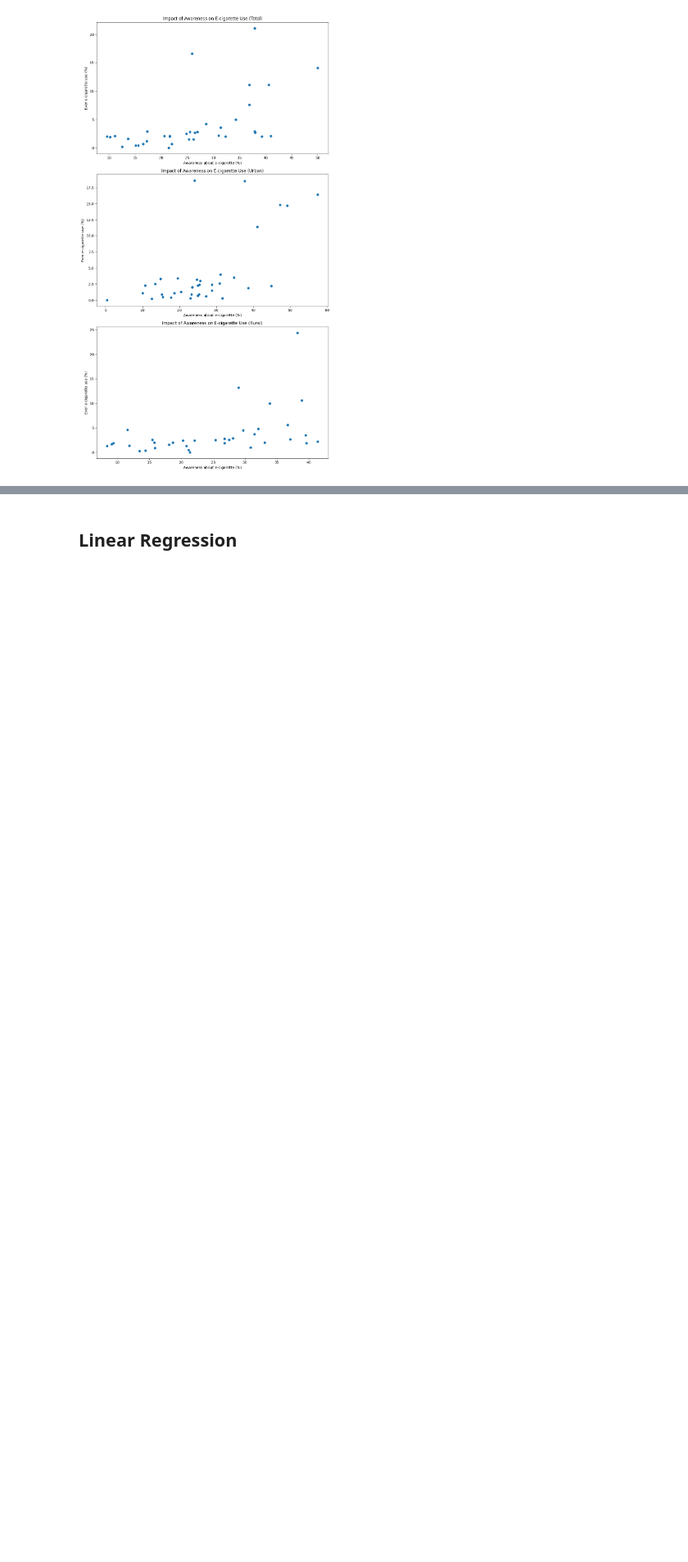
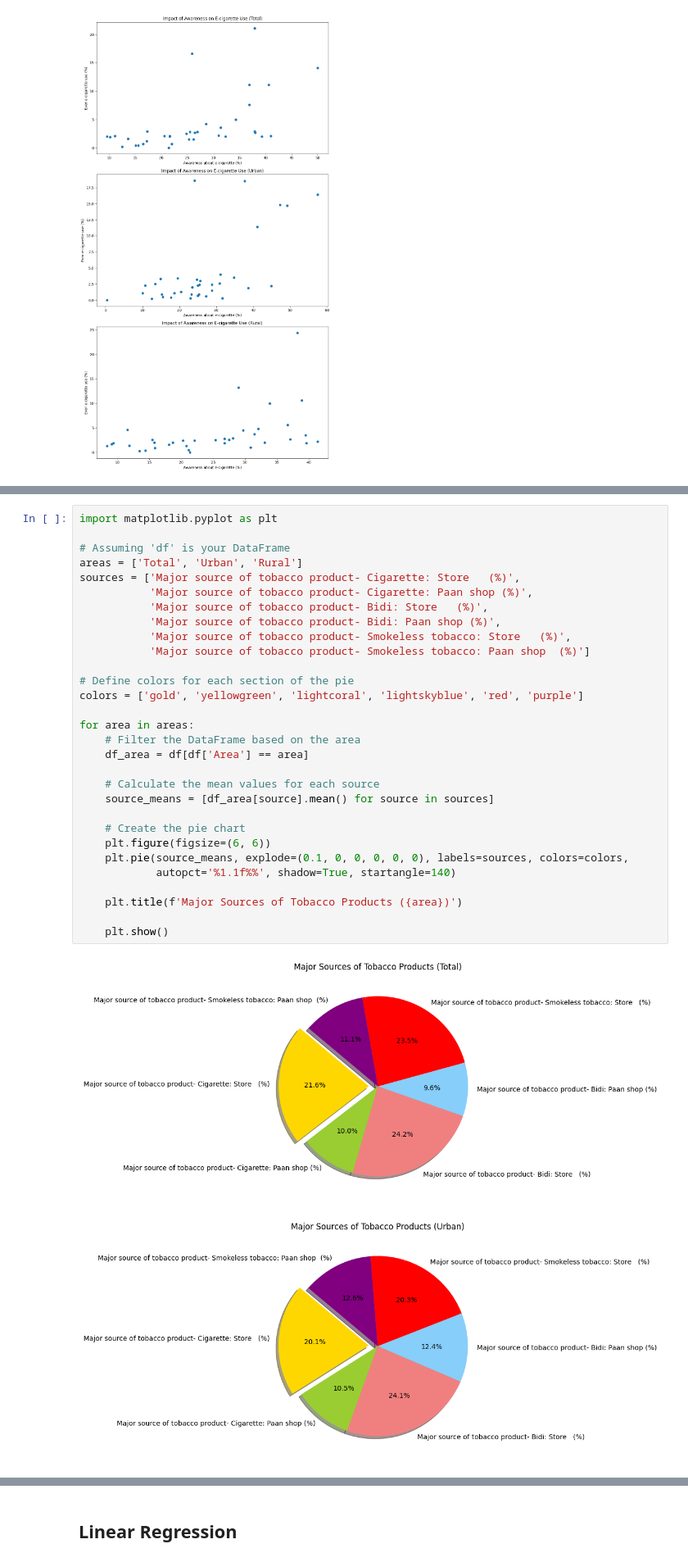
Before and after one commit to abdulhakkeempa/indian-tobacco-analysis, a Jupyter notebook: tobacco_analysis_python.ipynb, the cells around one changed output, grey strips where cells are left out. Shown at 82% size. Drawn from its saved outputs; the diff is of its cells as text; blank space fills up the shorter version.

```diff
--- a/tobacco_analysis_python.ipynb
+++ b/tobacco_analysis_python.ipynb
@@ -402,0 +284,33 @@ plt.show()
+# %%
+import matplotlib.pyplot as plt
+
+# Assuming 'df' is your DataFrame
+areas = ['Total', 'Urban', 'Rural']
+sources = ['Major source of tobacco product- Cigarette: Store   (%)',
+           'Major source of tobacco product- Cigarette: Paan shop (%)',
+           'Major source of tobacco product- Bidi: Store   (%)',
+           'Major source of tobacco product- Bidi: Paan shop (%)',
+           'Major source of tobacco product- Smokeless tobacco: Store   (%)',
+           'Major source of tobacco product- Smokeless tobacco: Paan shop  (%)']
+
+# Define colors for each section of the pie
+colors = ['gold', 'yellowgreen', 'lightcoral', 'lightskyblue', 'red', 'purple']
+
+for area in areas:
+    # Filter the DataFrame based on the area
+    df_area = df[df['Area'] == area]
+
+    # Calculate the mean values for each source
+    source_means = [df_area[source].mean() for source in sources]
+
+    # Create the pie chart
+    plt.figure(figsize=(6, 6))
+    plt.pie(source_means, explode=(0.1, 0, 0, 0, 0, 0), labels=sources, colors=colors,
+            autopct='%1.1f%%', shadow=True, startangle=140)
+
+    plt.title(f'Major Sources of Tobacco Products ({area})')
+
+    plt.show()
+# %% [output]
+[figure, added]
+[figure, added]
```
Also changed, not shown: parts of 33 cells of this notebook.
